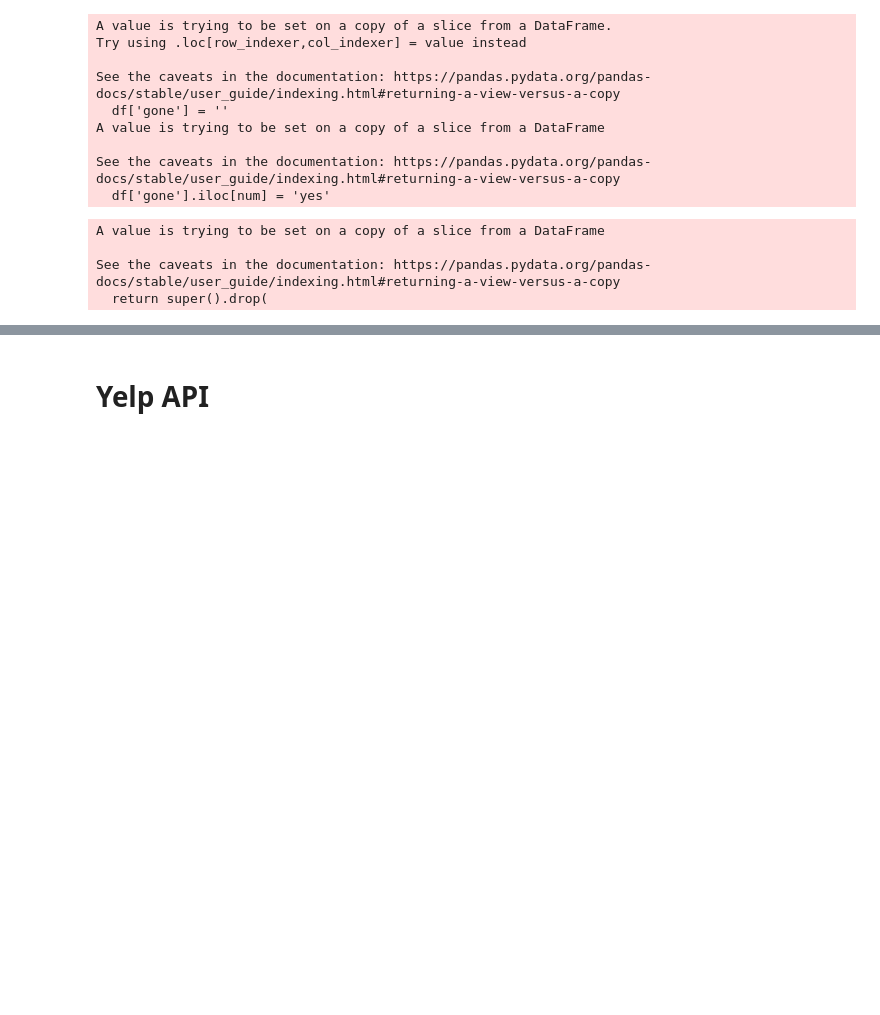
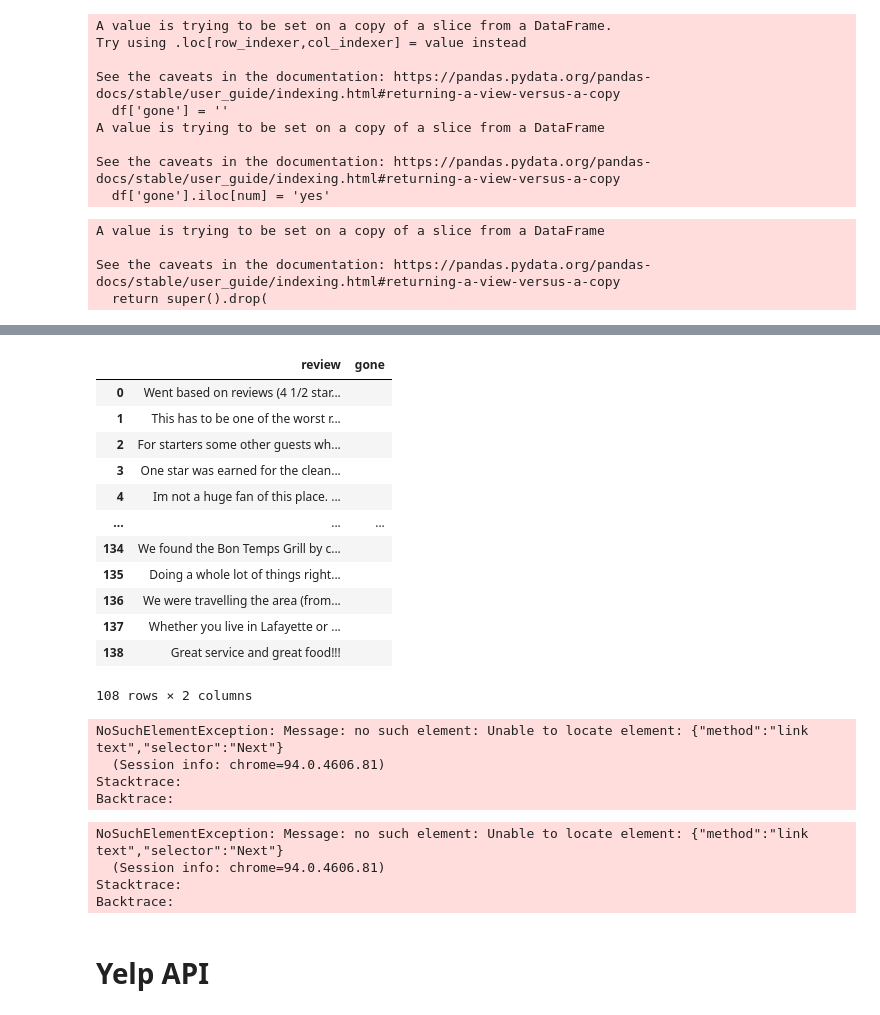
Before and after one commit to mmceld2/NLP_Fake_Reviews, a Jupyter notebook: ScrapeTest.ipynb, the cells around one changed output, grey strips where cells are left out. Saved outputs shown, nothing was run; the diff lists cells and outputs as text; code cells hidden in the pictures; blank space fills up the shorter version.

```diff
--- a/ScrapeTest.ipynb
+++ b/ScrapeTest.ipynb
@@ -295,0 +404,16 @@ picklefile.close()
+# %%
+BonTemps_NR_reviews =  BonTemps_NR_reviews[BonTemps_NR_reviews['gone'] != 'yes']
+# %% [output]
+|  | review | gone |
+| 0 | Went based on reviews (4 1/2 star... |  |
+| 1 | This has to be one of the worst r... |  |
+| 2 | For starters some other guests wh... |  |
+| 3 | One star was earned for the clean... |  |
+| 4 | Im not a huge fan of this place. ... |  |
+| ... | ... | ... |
+| 134 | We found the Bon Temps Grill by c... |  |
+| 135 | Doing a whole lot of things right... |  |
+| 136 | We were travelling the area (from... |  |
+| 137 | Whether you live in Lafayette or ... |  |
+| 138 | Great service and great food!!! |  |
+108 rows × 2 columns
@@ -295,0 +424,32 @@ picklefile.close()
+# %%
+driver = webdriver.Chrome(path)
+driver.get('https://www.yelp.com')
+search = driver.find_element_by_id('dropperText_Mast')
+search.send_keys('Current Location')
+time.sleep(4)
+search.send_keys(Keys.DOWN)
+restaraunt = driver.find_element_by_id('find_desc')
+restaraunt.send_keys('Rest')
+time.sleep(4)
+restaraunt.send_keys(Keys.DOWN,Keys.RETURN)
+more = driver.find_element_by_name('Social Southern Table & Bar')
+time.sleep(2)
+more.send_keys(Keys.RETURN)
+time.sleep(3)
+driver.find_element_by_class_name('css-1joxor6').click()
+bad_review_dict = { 'review':[]}
+
+for x in range(0,20):
+    soup = BeautifulSoup(driver.page_source,'html.parser')
+    review = soup.findAll('p',lang='en')
+    title = soup.find('h1',class_='css-m7s7xv')
+    for y in range(0, len(review)):
+        bad_review_dict['review'].append(review[y].text)
+
+    time.sleep(6)
+    driver.find_element_by_link_text("Next").click()
+# %% [output]
+NoSuchElementException: Message: no such element: Unable to locate element: {"method":"link text","selector":"Next"}
+  (Session info: chrome=94.0.4606.81)
+Stacktrace:
+Backtrace:
@@ -295,0 +461,32 @@ picklefile.close()
+# %%
+driver = webdriver.Chrome(path)
+driver.get('https://www.yelp.com')
+search = driver.find_element_by_id('dropperText_Mast')
+search.send_keys('Current Location')
+time.sleep(4)
+search.send_keys(Keys.DOWN)
+restaraunt = driver.find_element_by_id('find_desc')
+restaraunt.send_keys('Rest')
+time.sleep(4)
+restaraunt.send_keys(Keys.DOWN,Keys.RETURN)
+more = driver.find_element_by_name('Ruffino’s On The River')
+time.sleep(2)
+more.send_keys(Keys.RETURN)
+time.sleep(3)
+driver.find_element_by_class_name('css-1joxor6').click()
+bad_review_dict = { 'review':[]}
+
+for x in range(0,20):
+    soup = BeautifulSoup(driver.page_source,'html.parser')
+    review = soup.findAll('p',lang='en')
+    title = soup.find('h1',class_='css-m7s7xv')
+    for y in range(0, len(review)):
+        bad_review_dict['review'].append(review[y].text)
+
+    time.sleep(6)
+    driver.find_element_by_link_text("Next").click()
+# %% [output]
+NoSuchElementException: Message: no such element: Unable to locate element: {"method":"link text","selector":"Next"}
+  (Session info: chrome=94.0.4606.81)
+Stacktrace:
+Backtrace:
```
Also changed, not shown: parts of 12 cells of this notebook, 21 other files.
